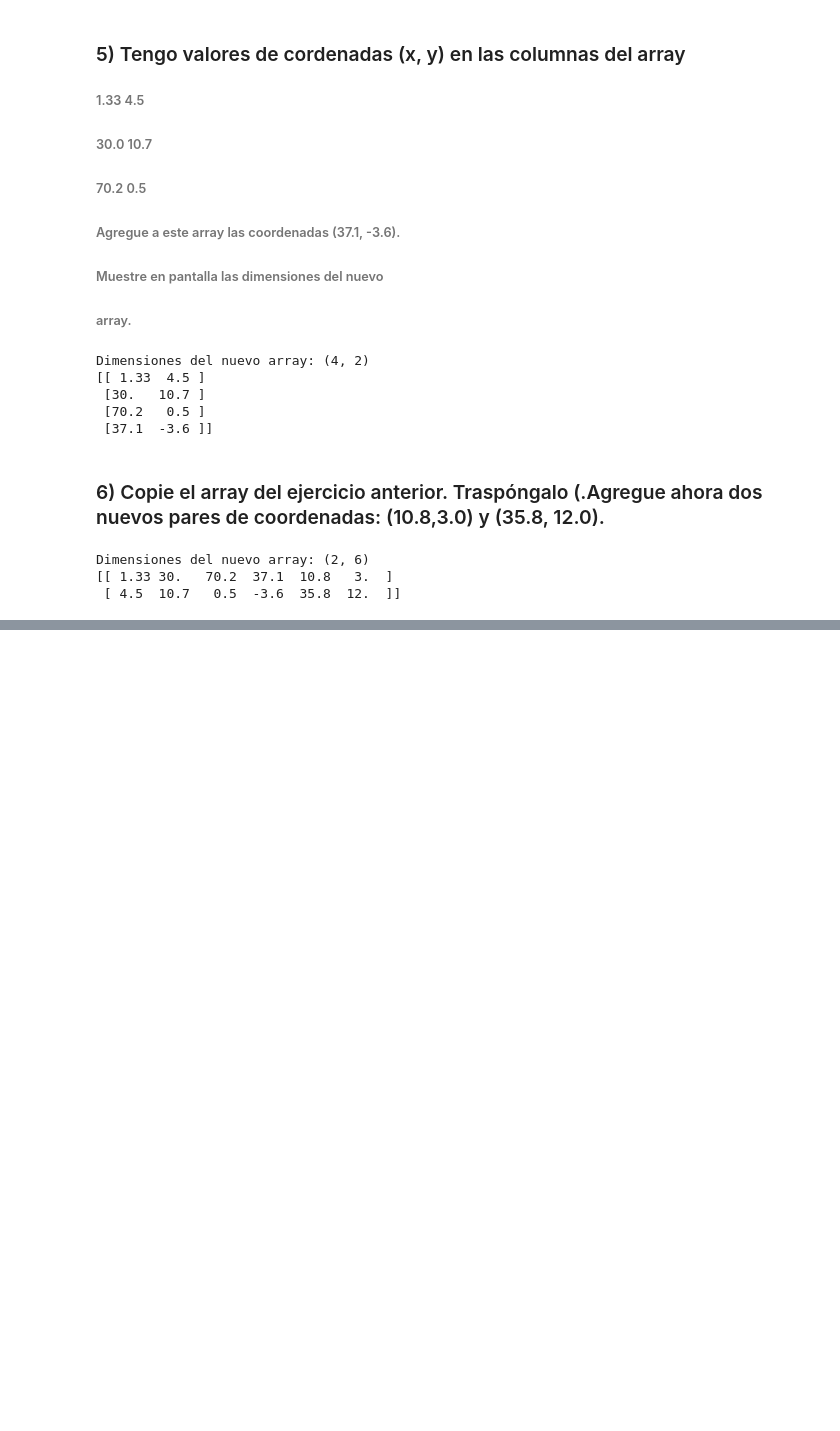
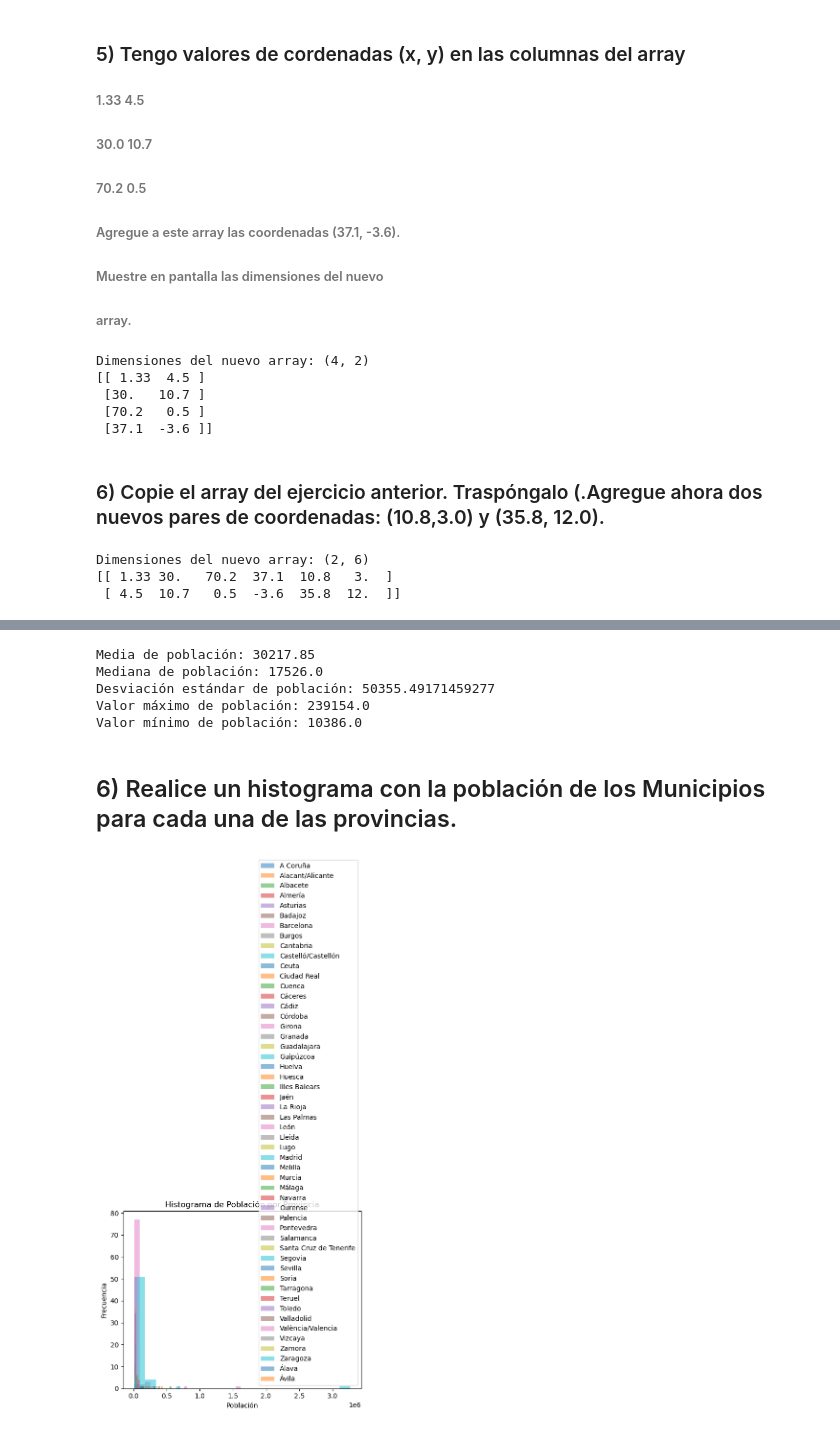
Before and after one commit to CarlosRisch/Laboratorio3_Numpy_y_Pandas, a Jupyter notebook: 12002224_Laboratorio3_Numpy_y_Pandas.ipynb, the cells around one changed output, grey strips where cells are left out. Cells and saved outputs as stored; diff of their text form; code cells hidden in the pictures; blank space fills up the shorter version.

```diff
--- a/12002224_Laboratorio3_Numpy_y_Pandas.ipynb
+++ b/12002224_Laboratorio3_Numpy_y_Pandas.ipynb
@@ -273,0 +411,38 @@ Dimensiones del nuevo array: (2, 6)
+# %%
+# Filtramos los municipios de la provincia de Granada
+municipios_granada = datos[datos['Provincia'] == 'Granada']
+
+# Obtenemos cálculos solicitados
+media_poblacion = municipios_granada['Poblacion'].mean()
+mediana_poblacion = municipios_granada['Poblacion'].median()
+desviacion_estandar_poblacion = municipios_granada['Poblacion'].std()
+max_poblacion = municipios_granada['Poblacion'].max()
+min_poblacion = municipios_granada['Poblacion'].min()
+
+# mostramos los resultados
+print(f'Media de población: {media_poblacion}')
+print(f'Mediana de población: {mediana_poblacion}')
+print(f'Desviación estándar de población: {desviacion_estandar_poblacion}')
+print(f'Valor máximo de población: {max_poblacion}')
+print(f'Valor mínimo de población: {min_poblacion}')
+# %% [output]
+Media de población: 30217.85
+Mediana de población: 17526.0
+Desviación estándar de población: 50355.49171459277
+Valor máximo de población: 239154.0
+Valor mínimo de población: 10386.0
+# %% [markdown]
+## 6) Realice un histograma con la población de los Municipios para cada una de las provincias.
+# %%
+# Creamos un histograma por provincia
+
+for provincia, datos_provincia in datos.groupby('Provincia'):
+    plt.hist(datos_provincia['Poblacion'], bins=20, alpha=0.5, label=provincia)
+
+plt.xlabel('Población')
+plt.ylabel('Frecuencia')
+plt.title('Histograma de Población por Provincia')
+plt.legend()
+plt.show()
+# %% [output]
+[figure, added]
```
Also changed, not shown: parts of 22 cells of this notebook.
